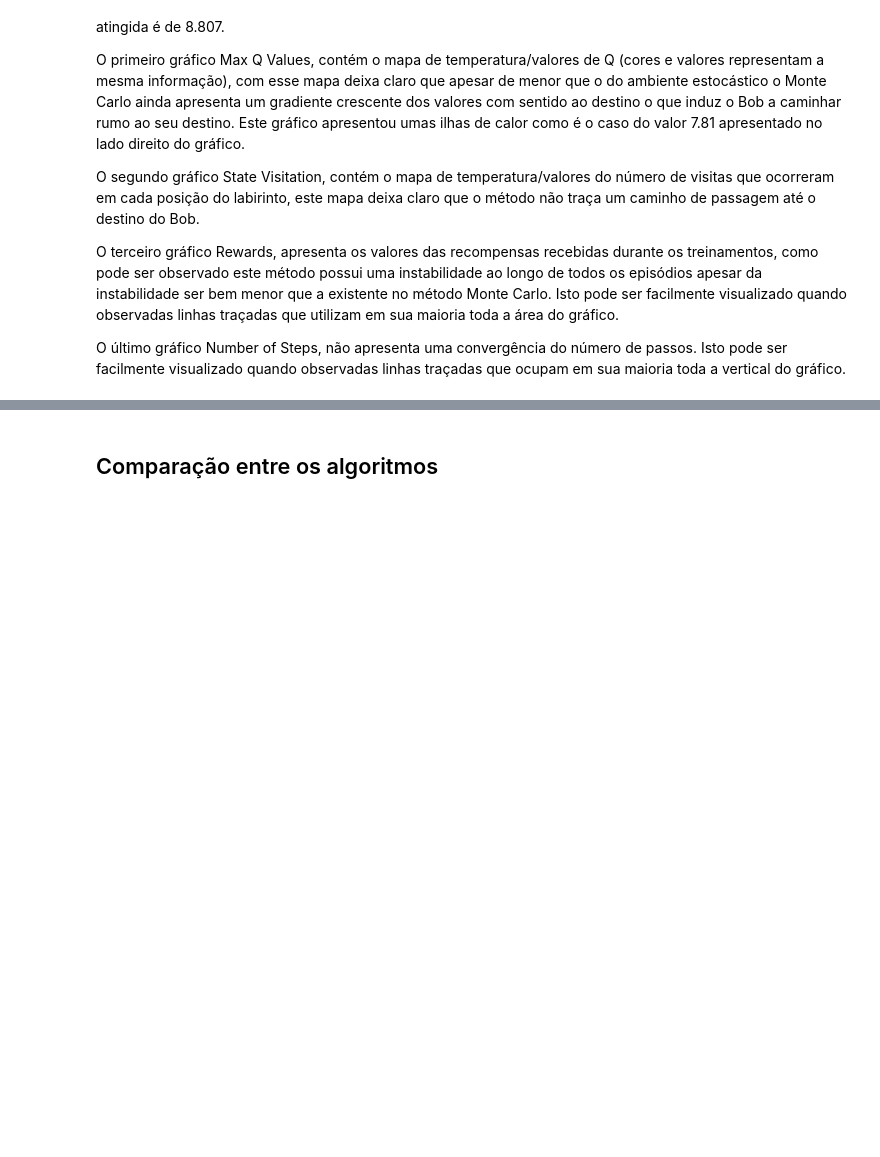
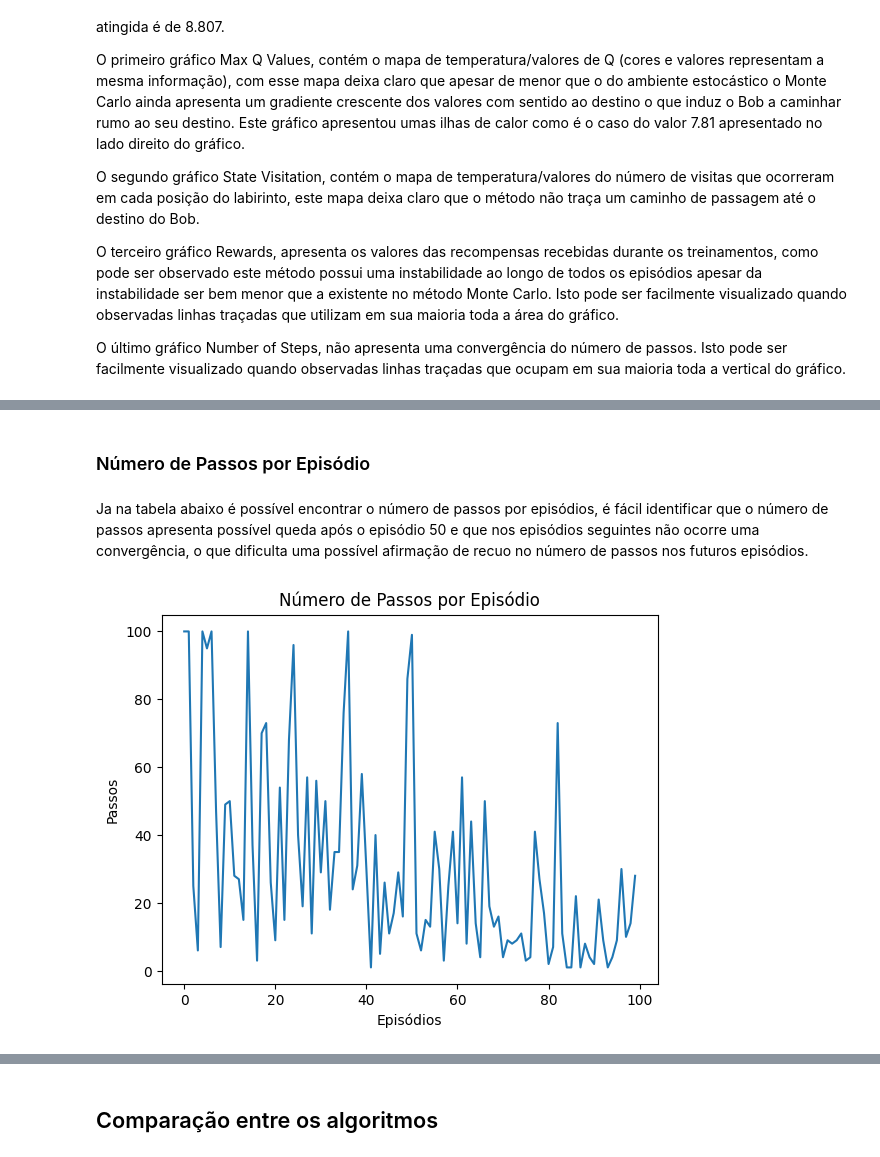
Before and after one commit to kozta/maze_game, a Jupyter notebook: beta.ipynb, the cells around one changed output, grey strips where cells are left out. Saved outputs shown, nothing was run; the diff lists cells and outputs as text; code cells hidden in the pictures; blank space fills up the shorter version.

```diff
--- a/beta.ipynb
+++ b/beta.ipynb
@@ -2494,0 +2724,13 @@ O último gráfico Number of Steps, não apresenta uma convergência do número
+# %% [markdown]
+### Número de Passos por Episódio
+# %% [markdown]
+Ja na tabela abaixo é possível encontrar o número de passos por episódios, é fácil identificar que o número de passos apresenta possível queda após o episódio 50 e que nos episódios seguintes não ocorre uma convergência, o que dificulta uma possível afirmação de recuo no número de passos nos futuros episódios.
+# %%
+steps = [data['steps'] for data in episodes_data.values()]
+plt.plot(steps)
+plt.title('Número de Passos por Episódio')
+plt.xlabel('Episódios')
+plt.ylabel('Passos')
+plt.show()
+# %% [output]
+[figure, added]
```
Also changed, not shown: parts of 29 cells of this notebook.
